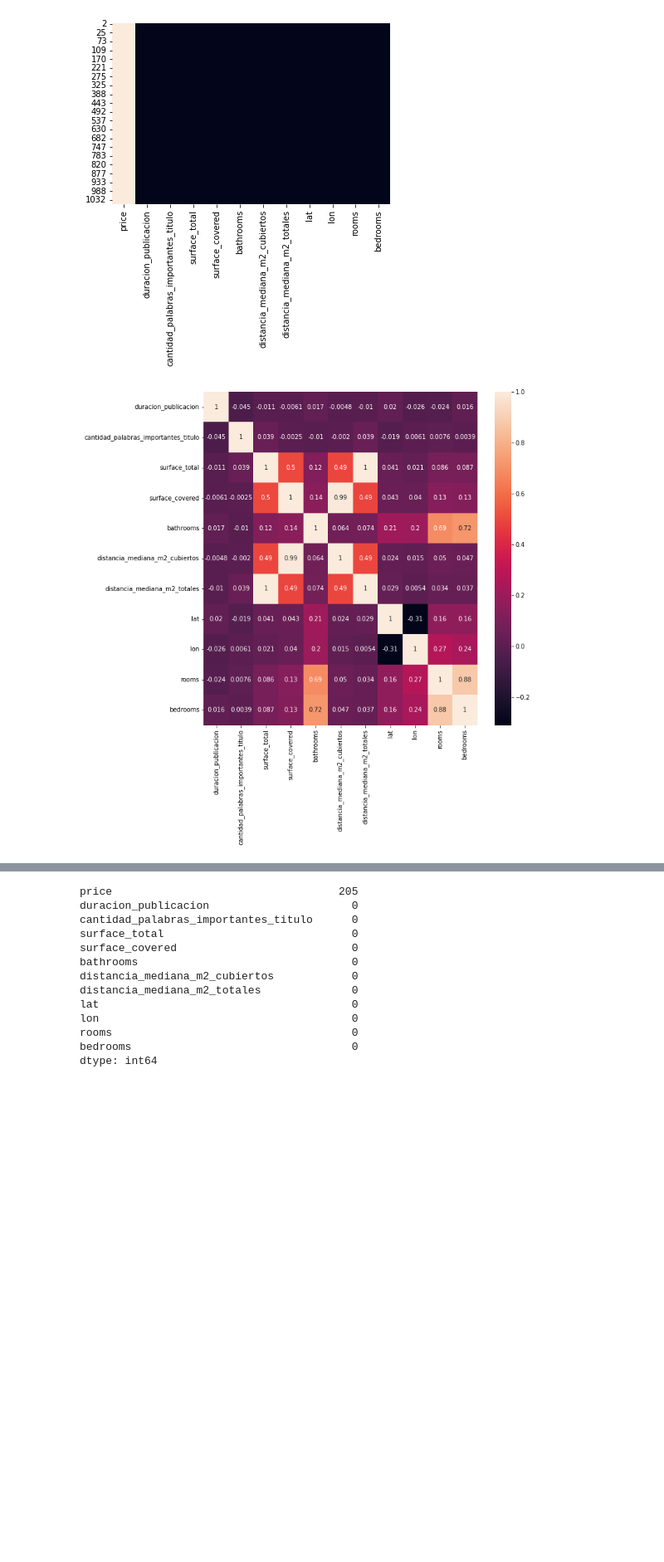
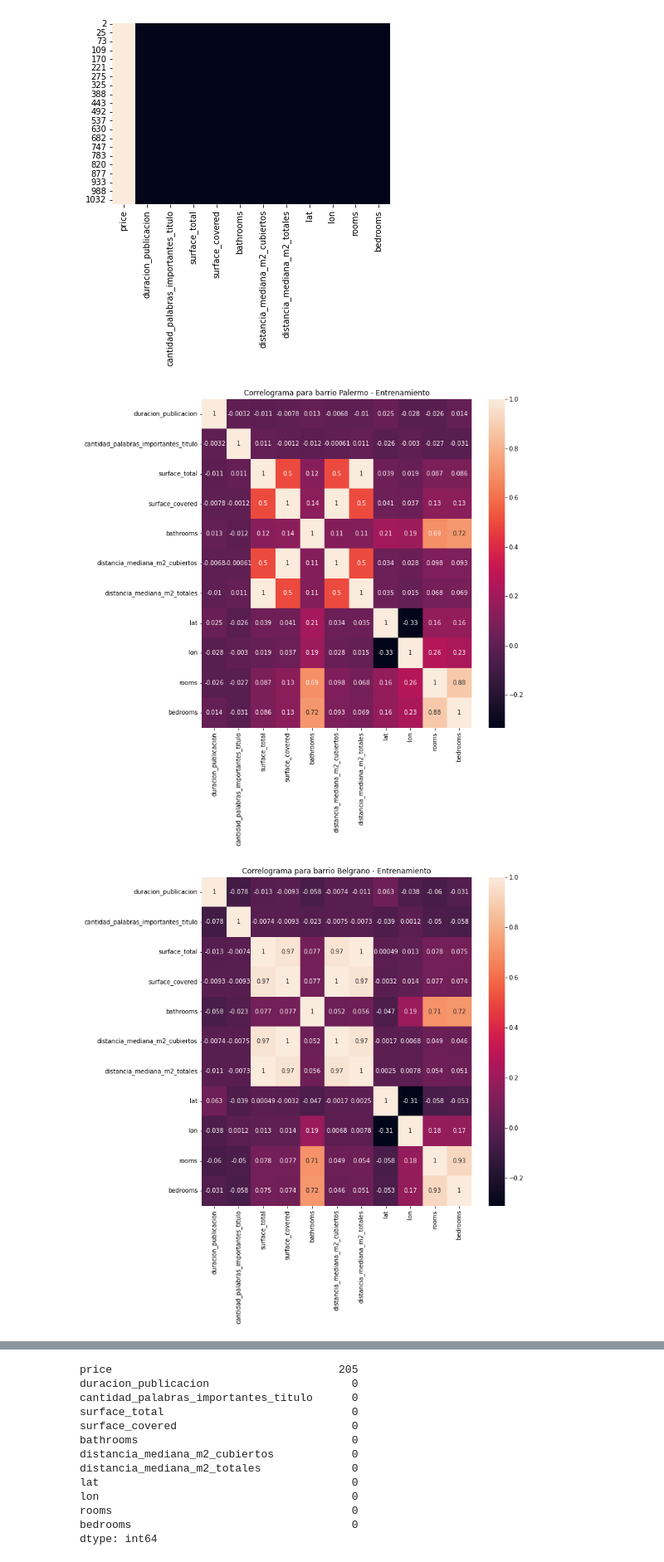
Before and after one commit to tomasdelvechio/precio-propiedades-md-2022, a Jupyter notebook: prediccion-precios-2022-md-v2.ipynb, the cells around one changed output, grey strips where cells are left out. Shown at 83% size. Saved outputs shown, nothing was run; the diff lists cells and outputs as text; code cells hidden in the pictures; blank space fills up the shorter version.

Commit message:
terminado split por barrio, da muy mal, iterar a partir de aca

```diff
--- a/prediccion-precios-2022-md-v2.ipynb
+++ b/prediccion-precios-2022-md-v2.ipynb
@@ -931,6 +947,7 @@ columnas_finales
  'bedrooms']
 # %%
 df_entrenamiento = df_entrenamiento_nuevas_columnas[columnas_finales]
+df_prueba.index = df_prueba.id
 df_prueba = df_prueba[columnas_finales]
 # %% [markdown]
 ## Separación en datasets por barrio
@@ -939,7 +956,12 @@ previo a cálculo de outliers, imputaciones, etc...
 # %%
 # Generamos sub-datasets
 def generar_subdataset(df, column, filter_value):
+    if not type(filter_value) == list:
+        filter_value = [filter_value]
     filtered_dataset = df[df[column].isin(filter_value)].copy()
+    # una vez que se filtra por el valor en column, no tiene sentido mantenerla
+    #   porque tendra un unico valor.
+    filtered_dataset = filtered_dataset[filtered_dataset.columns.drop(column)]
     if filtered_dataset.shape[0] > 0:
         # En este caso, algo filtro correctamente
         return filtered_dataset
@@ -987,7 +1009,7 @@ for barrio, dfs in datasets.items():
         barrios_principales = list(datasets.keys())
         barrios_principales.remove("Resto")
         barrios_secundarios = df_entrenamiento_nuevas_columnas.l3.value_counts().index.drop(barrios_principales)
-        barrio = barrios_secundarios
+        barrio = list(barrios_secundarios)
 
     dfs['train'] = generar_subdataset(df_entrenamiento, "l3", barrio)
     dfs['test'] = generar_subdataset(df_prueba, "l3", barrio)
@@ -1079,0 +1061,5 @@ dtype: object
+# %%
+for barrio, dfs in datasets.items():
+    for tipo_df, df in dfs.items():
+        title = f"NaNs presentes en barrio {barrio} - {tipo_df}"
+        plot_nans(df, title=title)
@@ -1171,0 +1206,5 @@ if IMPUTAR_CON_KNN:
+# %%
+for barrio, dfs in datasets.items():
+    for tipo_df, df in dfs.items():
+        title = f"NaNs presentes en barrio {barrio} - {tipo_df}"
+        plot_nans(df, title=title)
@@ -1240,8 +1293,13 @@ plt.show()
 [figure]
 [figure]
 # %%
-fig, ax = plt.subplots(figsize=(10, 10))
-sns.heatmap(df_imputado_entrenamiento[df_imputado_entrenamiento.columns.drop(
-    'price')].corr(), annot=True, ax=ax);
+#fig, ax = plt.subplots(figsize=(10, 10))
+#sns.heatmap(df_imputado_entrenamiento[df_imputado_entrenamiento.columns.drop(
+#    'price')].corr(), annot=True, ax=ax);
+
+for barrio, dfs in datasets.items():
+    title = f"Correlograma para barrio {barrio} - Entrenamiento"
+    plot_correlogramas(dfs["train"], title=title)
 # %% [output]
-[figure, old version]
+[figure, new version]
+[figure, added]
```
Also changed, not shown: parts of 34 cells of this notebook, 1 other file.
